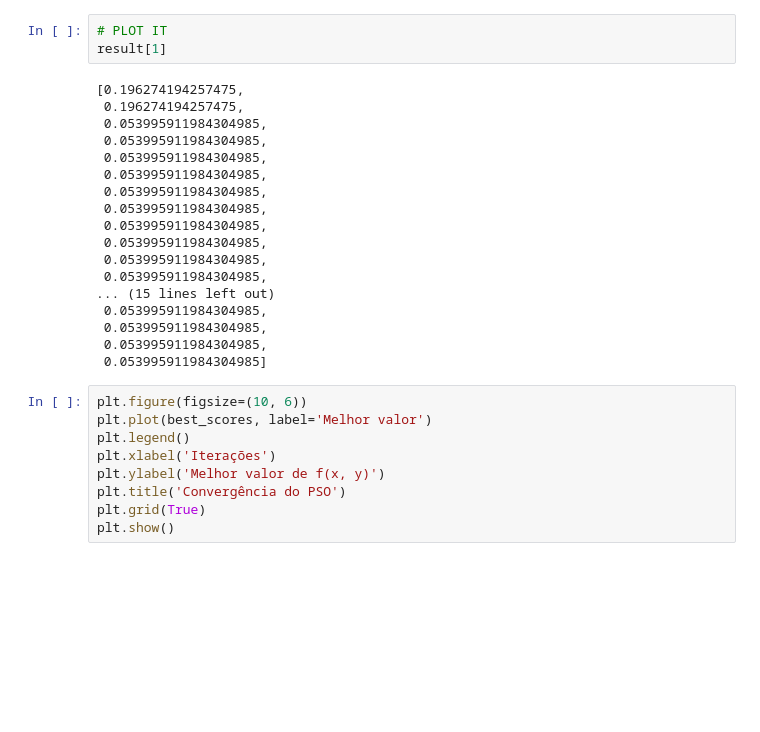
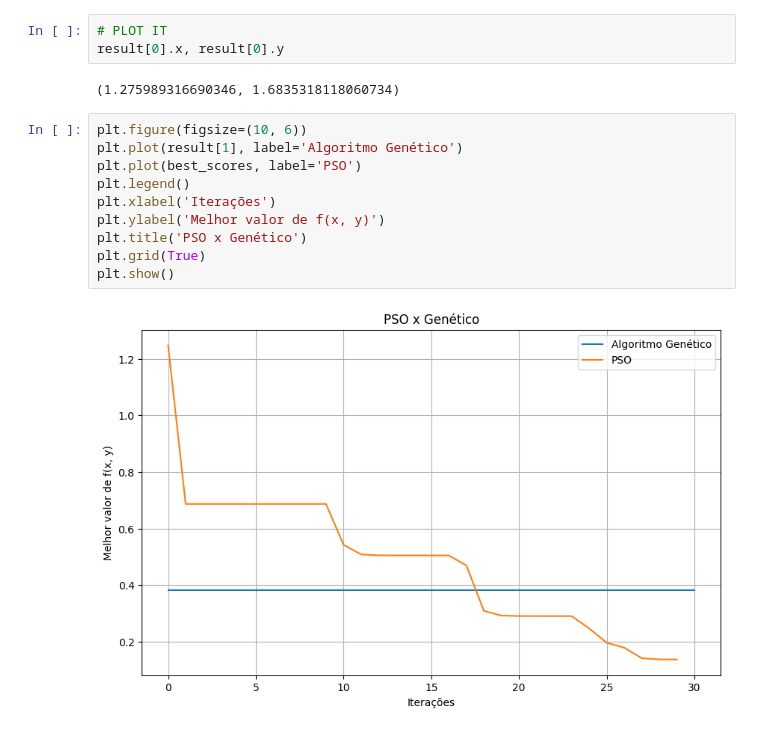
Before and after one commit to luisvenezian/unesp-cipn-algortimos, a Jupyter notebook: pso.ipynb, the cells around one changed output. Saved outputs shown, nothing was run; the diff lists cells and outputs as text; blank space fills up the shorter version.

```diff
--- a/pso.ipynb
+++ b/pso.ipynb
@@ -146,30 +146,17 @@ Generation 29 Best 0.053995911984304985 Avg 36819.64685402031
 # %%
 # PLOT IT
-result[1]
+result[0].x, result[0].y
 # %% [output]
-[0.196274194257475,
- 0.196274194257475,
- 0.053995911984304985,
- 0.053995911984304985,
- 0.053995911984304985,
- 0.053995911984304985,
- 0.053995911984304985,
- 0.053995911984304985,
- 0.053995911984304985,
- 0.053995911984304985,
- 0.053995911984304985,
- 0.053995911984304985,
-... (15 lines left out)
- 0.053995911984304985,
- 0.053995911984304985,
- 0.053995911984304985,
- 0.053995911984304985]
+(1.275989316690346, 1.6835318118060734)
 # %%
 plt.figure(figsize=(10, 6))
-plt.plot(best_scores, label='Melhor valor')
+plt.plot(result[1], label='Algoritmo Genético')
+plt.plot(best_scores, label='PSO')
 plt.legend()
 plt.xlabel('Iterações')
 plt.ylabel('Melhor valor de f(x, y)')
-plt.title('Convergência do PSO')
+plt.title('PSO x Genético')
 plt.grid(True)
 plt.show()
+# %% [output]
+[figure, added]
```
Also changed, not shown: parts of 3 cells of this notebook, 1 other file.
